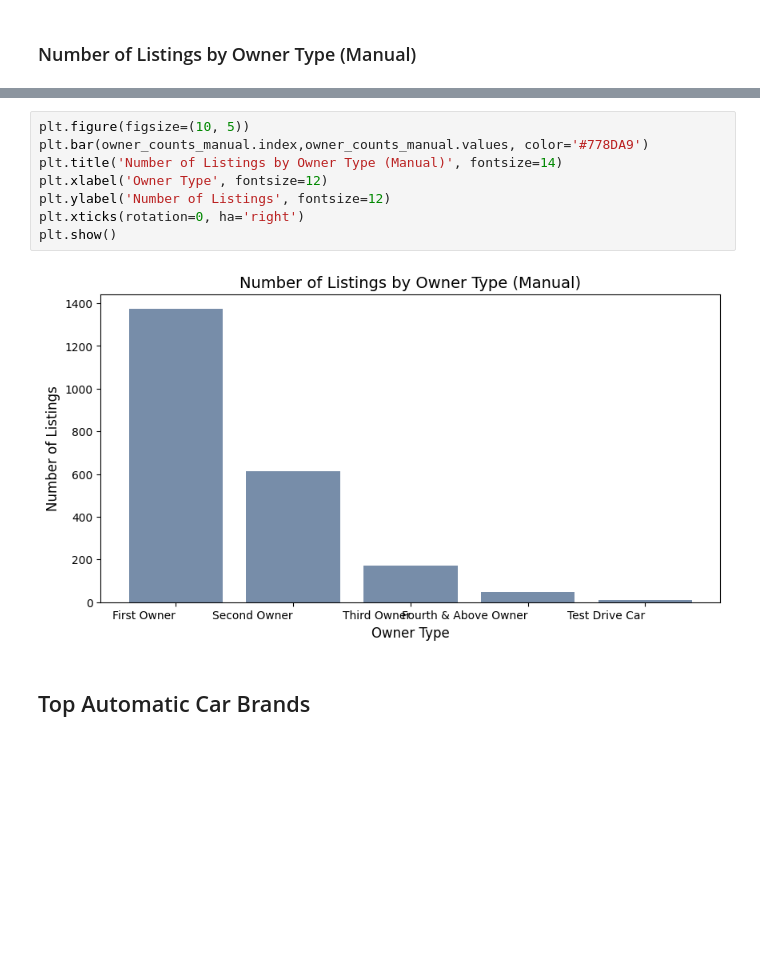
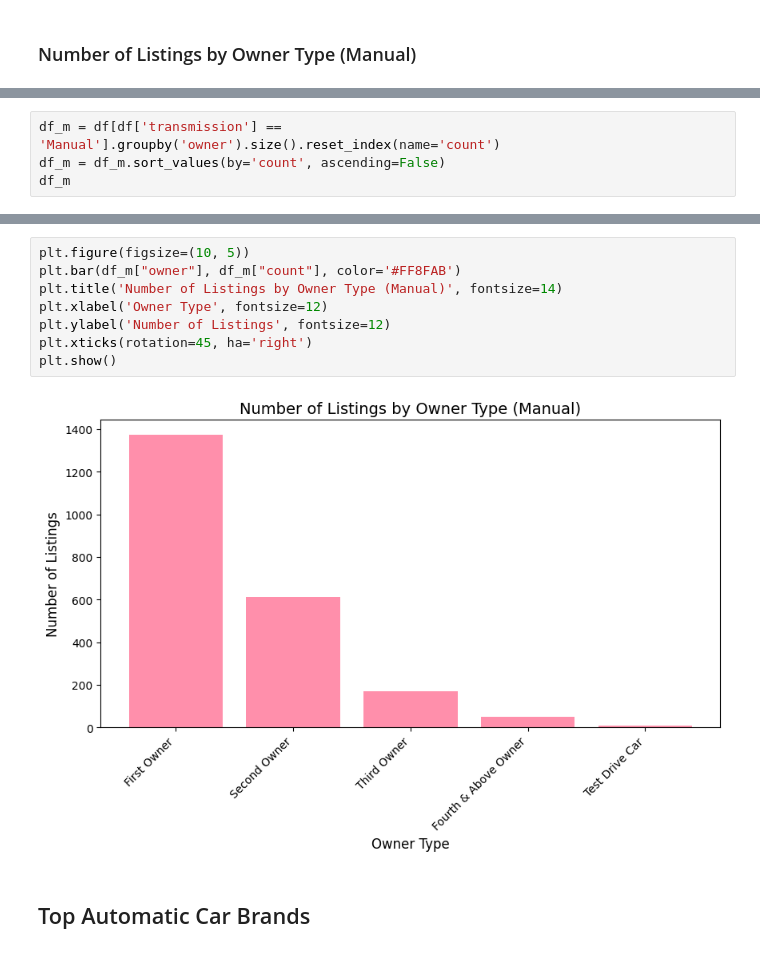
Before and after one commit to WendyInft/MATHEDA-INFANTE, a Jupyter notebook: WK11-Endterm-Exam/Exercise/visualizaion.ipynb, the cells around one changed output, grey strips where cells are left out. Drawn from its saved outputs; the diff is of its cells as text; blank space fills up the shorter version.

```diff
--- a/WK11-Endterm-Exam/Exercise/visualizaion.ipynb
+++ b/WK11-Endterm-Exam/Exercise/visualizaion.ipynb
@@ -299,0 +310,4 @@ owner_counts_manual = df[df['transmission'] == 'Manual']['owner'].value_counts()
+# %%
+df_m = df[df['transmission'] == 'Manual'].groupby('owner').size().reset_index(name='count')
+df_m = df_m.sort_values(by='count', ascending=False)
+df_m
@@ -300,13 +321,13 @@ owner_counts_manual = df[df['transmission'] == 'Manual']['owner'].value_counts()
 # %%
 plt.figure(figsize=(10, 5))
-plt.bar(owner_counts_manual.index,owner_counts_manual.values, color='#778DA9')
+plt.bar(df_m["owner"], df_m["count"], color='#FF8FAB')
 plt.title('Number of Listings by Owner Type (Manual)', fontsize=14)
 plt.xlabel('Owner Type', fontsize=12)
 plt.ylabel('Number of Listings', fontsize=12)
-plt.xticks(rotation=0, ha='right')
+plt.xticks(rotation=45, ha='right')
 plt.show()
 # %% [output]
-[figure, old version]
+[figure, new version]
 # %% [markdown]
 ## Top Automatic Car Brands
 # %%
```
Also changed, not shown: parts of 36 cells of this notebook.
